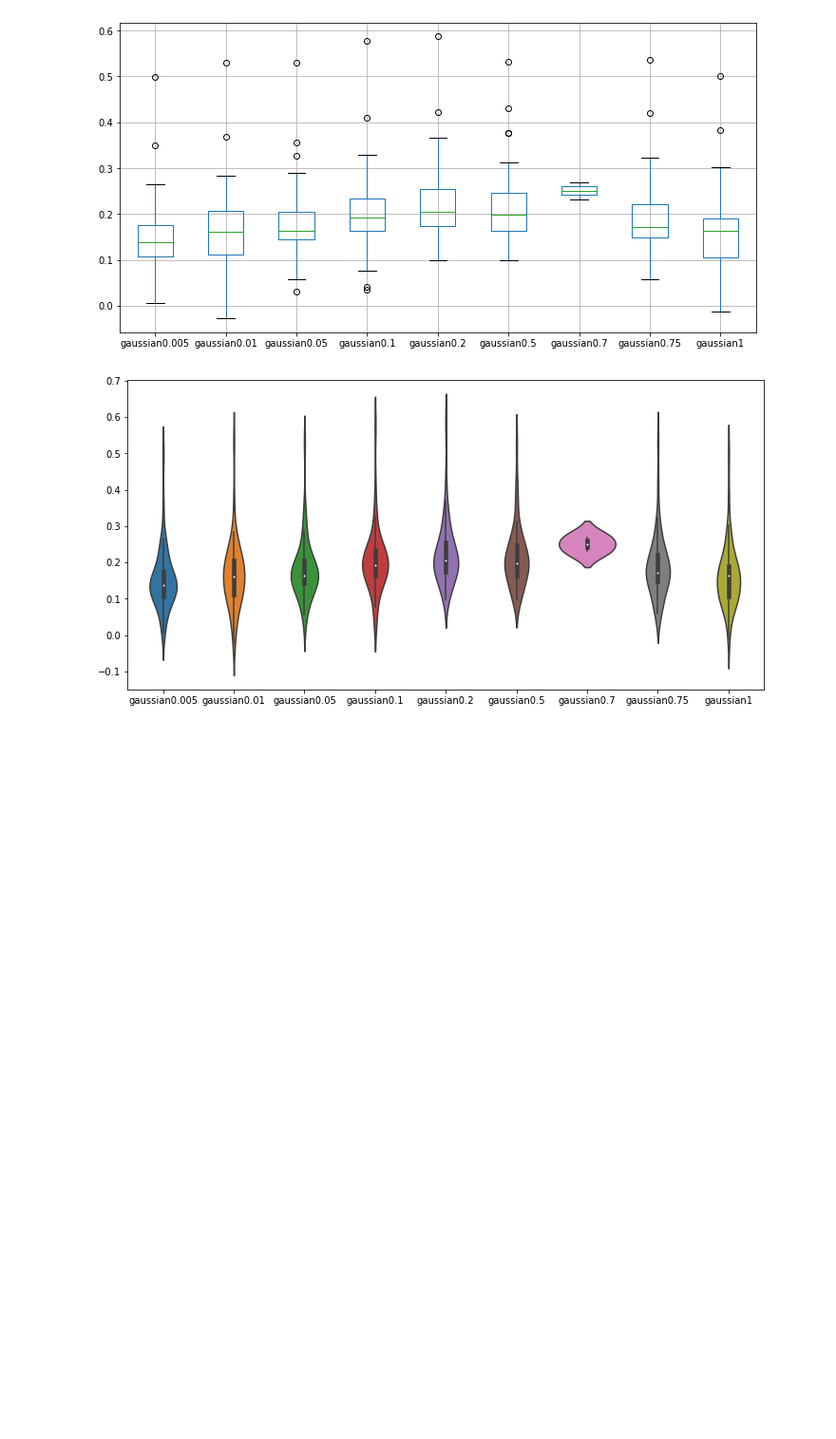
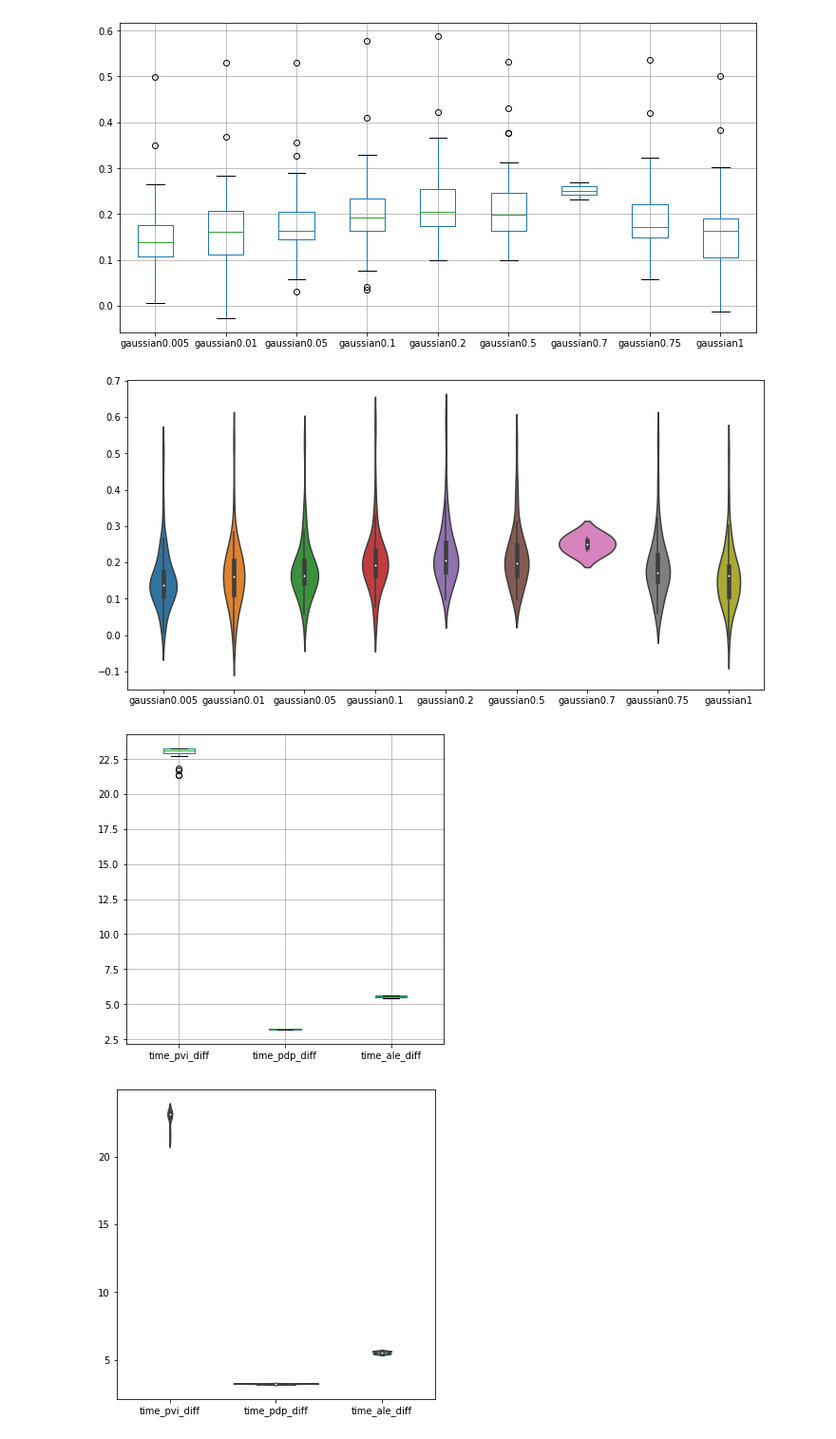
Before and after one commit to biesiadm/data_compression_xai, a Jupyter notebook: explanation-compression-main/ser_statistics.ipynb, the cells around one changed output. Shown: that part at 95% size. Saved outputs shown, nothing was run; the diff lists cells and outputs as text; code cells hidden in the pictures; blank space fills up the shorter version.

```diff
--- a/explanation-compression-main/ser_statistics.ipynb
+++ b/explanation-compression-main/ser_statistics.ipynb
@@ -92,3 +94,27 @@ plot_difference_in_datasets(bank_datasets)
 # %% [output]
 [figure]
 [figure]
+# %%
+#bank_datasets = ["./results/"+f for f in os.listdir("./results")[:-1] if f.startswith("exp5")]
+#plot_difference_in_datasets(bank_datasets, data_column="wd_diff")
+
+import re
+
+df = pd.read_csv("./results/exp4_nocat_gaussian_2.csv")
+
+x = re.compile("^time.*diff$")
+
+cols = [i for i in df.columns if x.match(i)][1:]
+
+fig = plt.figure(figsize=(6,6))
+df[cols].boxplot()
+#plt.title(title)
+plt.show();
+
+fig = plt.figure(figsize=(6,6))
+sns.violinplot(data=df[cols])
+#plt.title(title)
+plt.show();
+# %% [output]
+[figure, added]
+[figure, added]
```
Also changed, not shown: parts of 3 cells of this notebook.
